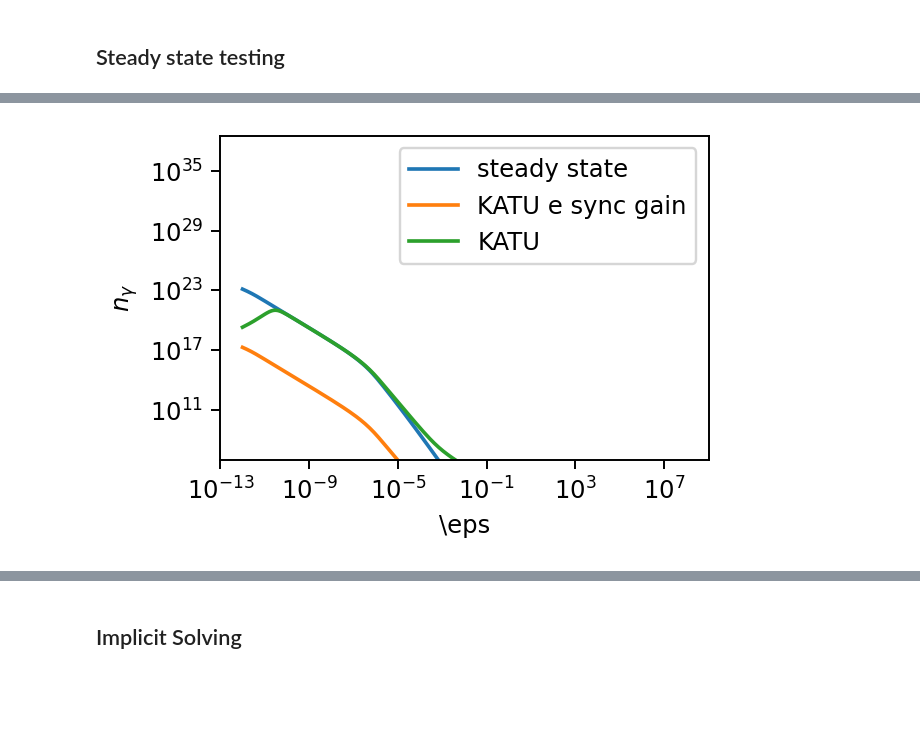
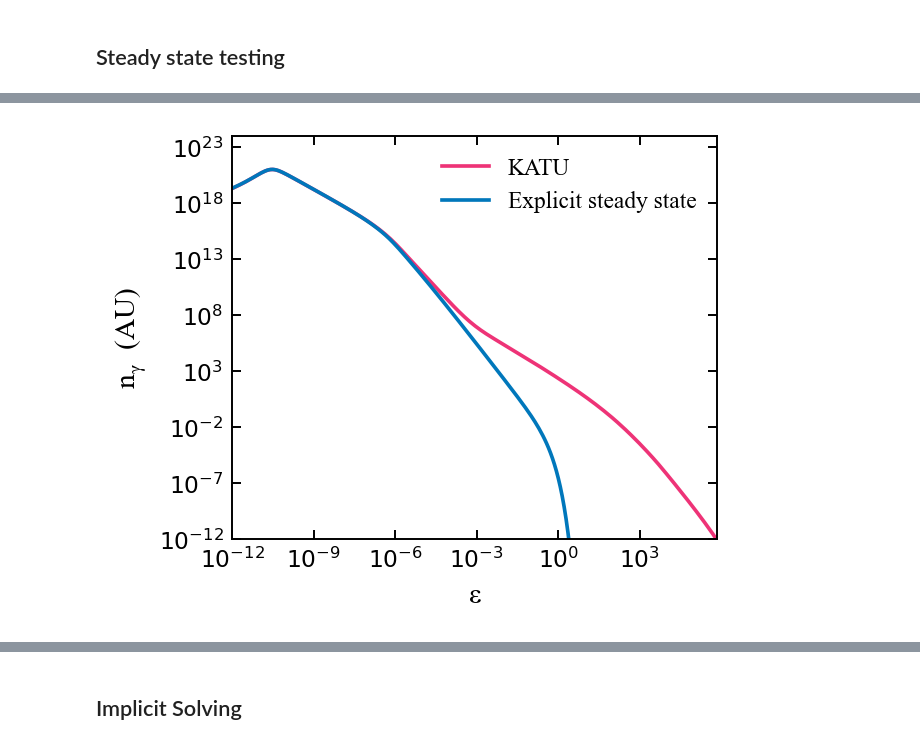
Before and after one commit to me623/Mphys_modelling, a Jupyter notebook: python_notebooks/final_plotting.ipynb, the cells around one changed output, grey strips where cells are left out. Drawn from its saved outputs; the diff is of its cells as text; code cells hidden in the pictures; blank space fills up the shorter version.

Commit message:
finalising plots and time testing

```diff
--- a/python_notebooks/final_plotting.ipynb
+++ b/python_notebooks/final_plotting.ipynb
@@ -186,9 +223,10 @@ def fit_4th_order(x, y, zorder=0):
 # %% [markdown]
 ## Steady state testing
 # %%
-iter = "0016"
-time = 9.69263e+06
-plt.figure(figsize=[3*1.2,2*1.2])
+from matplotlib.font_manager import FontProperties
+
+iter = "00016"
+
 path = r"\\wsl$\Ubuntu\home\morgan\katu\data"
 katu_photon_data = pd.read_csv(path + r"\photon_data_{}.tsv".format(iter), sep="\t", skiprows=1)
 katu_electron_data = pd.read_csv(path + r"\lepton_data_{}.tsv".format(iter), sep="\t", skiprows=2)
@@ -198,29 +236,6 @@ katu_electron_data.rename(columns=lambda x: x.lstrip('#').strip(), inplace=True)
 path = r"C:\Users\morga\Masters Year\Modelling\Mphys_modelling\csv_data\steady_state"
 sim_data = pd.read_csv(path + r"\simulation_data.csv")
 run_data = pd.read_csv(path + r"\runs\run_simulation_data.csv", index_col=False)
-
-plt.loglog(sim_data["photon_eps"][1:-1], sim_data["photon_n"][1:-1], label="steady state")
-plt.loglog(katu_photon_data["Energy"],katu_photon_data["e_sync_gains"], label="KATU e sync gain")
-plt.loglog(katu_photon_data["Energy"],katu_photon_data["Population"], label="KATU")
-
-plt.legend()
-plt.xlabel("\\eps")
-plt.ylabel("$n_\\gamma$")
-#plt.set_xlim(1e6)
-plt.ylim(1e6,)
-plt.show()
-
-plt.figure(figsize=[3*1.2,2*1.2])
-plt.loglog(katu_electron_data["Energy"], katu_electron_data["Population"], label="KATU")
-#run_data = pd.read_csv(path + r"\runs\run_simulation_data.csv", index_col=False)
-plt.loglog(sim_data["gamma"][1:-1], sim_data["electron_n"][1:-1], label="steady state")
-
-plt.legend()
-plt.xlabel("$\\gamma")
-plt.ylabel("$n_e$")
-#plt.set_xlim(1e6)
-plt.ylim(1e-28,)
-plt.show()
 
 def calc_flux(run_data, Photon_eps, Photon_n):
     # Constants
@@ -265,15 +280,52 @@ print("local: %.2e" % integral)
 print("katu: %.2e" % integral2)
 print("k/l ratio", round((integral2 / integral),4))
 
-plt.figure(figsize=[4*1.2,2*1.2])
-plt.loglog(sim_data["flux_eps"][1:-1], sim_data["nu_flux"][1:-1], label="steady state")
-flux_eps, nu_flux = calc_flux(run_data, katu_photon_data["Energy"], katu_photon_data["e_sync_gains"])
-plt.loglog(flux_eps, nu_flux, label="last KATU e_sync gain")
+# Define the fontsize variable
+fontsize = 12
+legend_font = FontProperties(family='Times New Roman', size=fontsize * 0.8)
+
+# Plot 1
+plt.figure(figsize=[3.75, 3])
+plt.loglog(katu_photon_data["Energy"], katu_photon_data["Population"],c=vibrant[5], label="KATU")
+plt.loglog(sim_data["photon_eps"][1:-1], sim_data["photon_n"][1:-1], c=vibrant[0], label="Explicit steady state")
+plt.legend(prop=legend_font, frameon=False)
+plt.xlabel(r"$\mathrm{\epsilon}$", fontsize=fontsize, fontdict={'family': 'Times New Roman'})
+plt.ylabel(r"$\mathrm{n_\gamma}$  (AU)", fontsize=fontsize, fontdict={'family': 'Times New Roman'})
+plt.tick_params(axis='both', which='major', direction="in", labelsize=fontsize*0.8, top=True, right=True)
+plt.tick_params(axis='both', which='minor', direction="in", top=True, right=True)
+plt.ylim(1e-12,1e24)
+plt.xlim(1e-12, 7e5)
+plt.tight_layout()
+plt.show()
+
+# Plot 2
+plt.figure(figsize=[3.75, 3])
+plt.loglog(katu_electron_data["Energy"], katu_electron_data["Population"], label="KATU", c = vibrant[5])
+plt.loglog(sim_data["gamma"][1:-1], sim_data["electron_n"][1:-1], label="Explicit steady state", c = vibrant[0])
+plt.legend(prop=legend_font, frameon=False, loc="upper right")
+plt.xlabel(r"$\mathrm{\gamma}$", fontsize=fontsize, fontdict={'family': 'Times New Roman'})
+plt.ylabel(r"$\mathrm{n_e}$  (AU)", fontsize=fontsize, fontdict={'family': 'Times New Roman'})
+plt.tick_params(axis='both', which='major', direction="in", labelsize=fontsize*0.8, top=True, right=True)
+plt.tick_params(axis='both', which='minor', direction="in", top=True, right=True)
+plt.ylim(1e-20,1e2)
+plt.tight_layout()
+plt.show()
+
+# Plot 3
+fontsize=12
+plt.figure(figsize=[3.72*2, 3])
 flux_eps, nu_flux = calc_flux(run_data, katu_photon_data["Energy"], katu_photon_data["Population"])
-plt.loglog(flux_eps, nu_flux, label = "actual KATU")
+plt.loglog(eV_eps(flux_eps), nu_flux, label="KATU", c=vibrant[5])
+plt.loglog(eV_eps(sim_data["flux_eps"][1:-1]), sim_data["nu_flux"][1:-1], label="Explicit steady state", zorder=3, c=vibrant[0])
 
-#plt.loglog(sim_data["flux_eps"][1:-1], sim_data["nu_flux"][1:-1]*time, label="photons * KATU end time")
-plt.legend(fontsize = 8, frameon=False, loc="upper right")
-plt.ylim(1e-20,1e-6)
+plt.legend(prop=legend_font, frameon=False, loc="upper right")
+
+plt.xlabel(r"Energy  (eV)", fontsize=fontsize, fontdict={'family': 'Times New Roman'})
+plt.ylabel(r"$\mathrm{\nu F_\nu}$  ($\mathrm{erg }.\mathrm{s}^{-1}.\mathrm{cm}^{-2}$)", fontsize=fontsize, fontdict={'family': 'Times New Roman'})
+
+plt.ylim(1e-15, 3e-9)
+plt.tight_layout()
+plt.tick_params(axis='both', which='major', direction="in", labelsize=fontsize*0.8, top=True, right=True)
+plt.tick_params(axis='both', which='minor', direction="in", top=True, right=True)
 plt.show()
 # %% [output]
@@ -280 +335 @@ plt.show()
-[figure, old version]
+[figure, new version]
```
Also changed, not shown: parts of 11 cells of this notebook, 5 other files.
